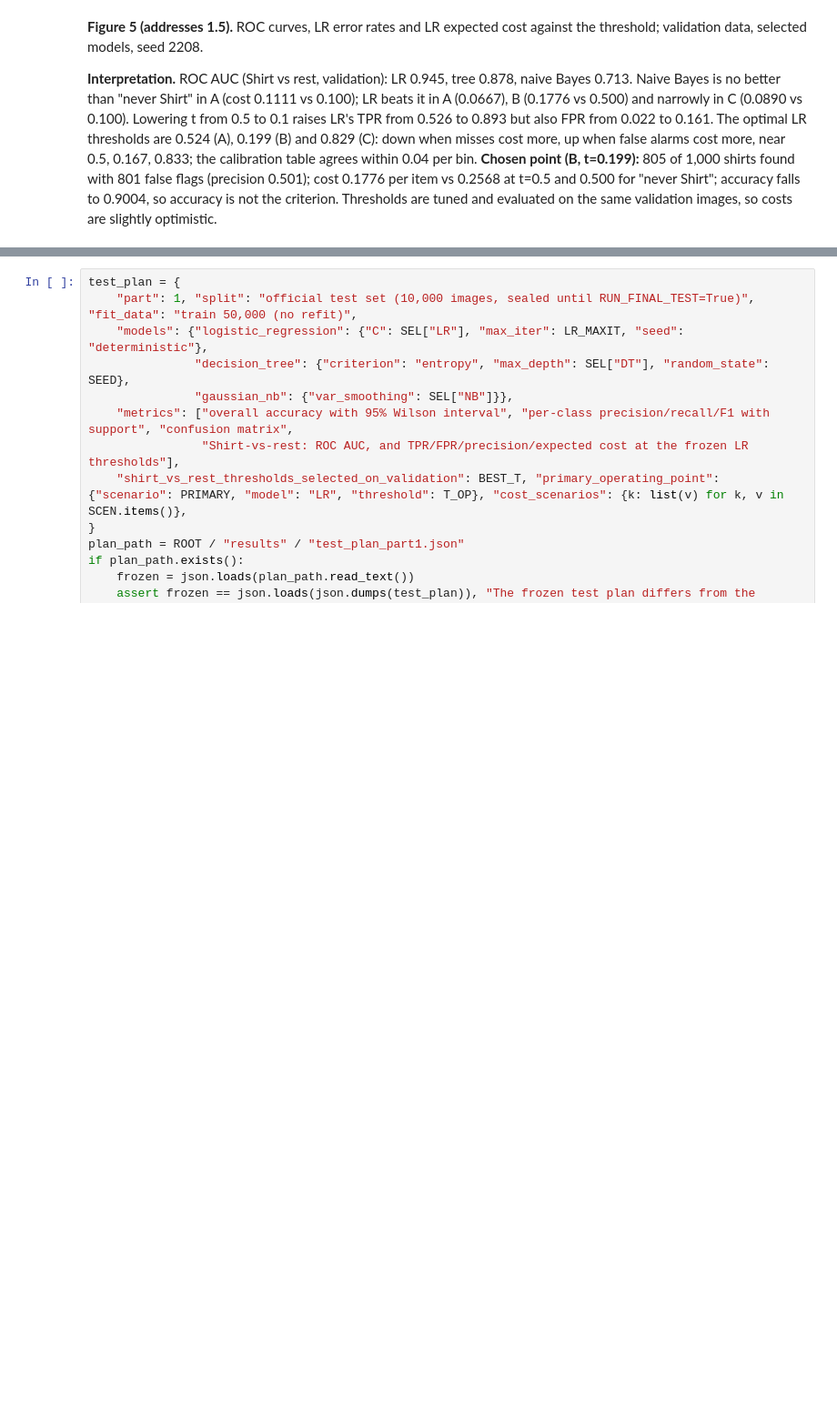
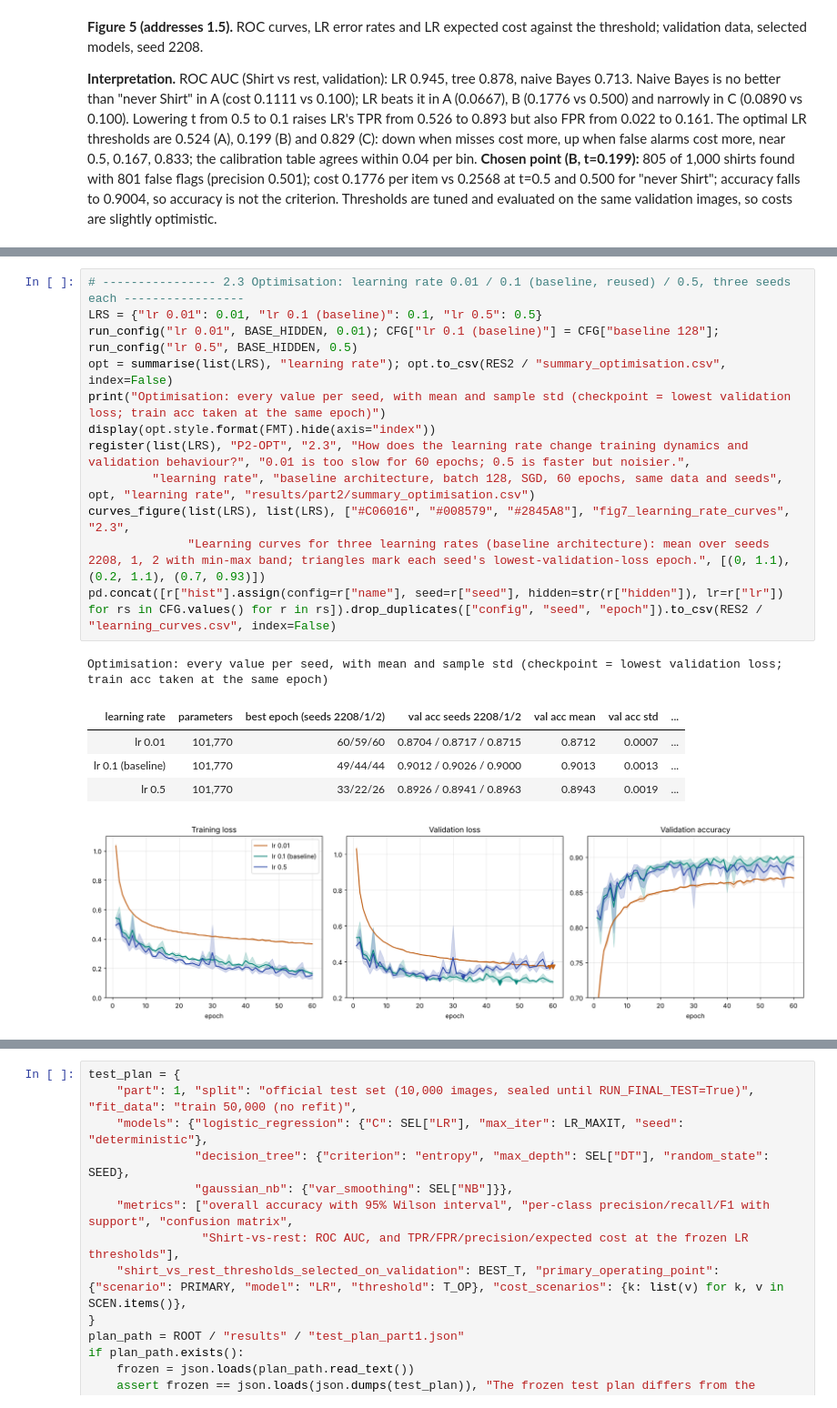
Before and after one commit to gulcinomercik/ecs708-fashion-mnist, a Jupyter notebook: ecs708_fashion_mnist.ipynb, the cells around one changed output, grey strips where cells are left out. Shown at 91% size. Saved outputs shown, nothing was run; the diff lists cells and outputs as text; blank space fills up the shorter version.

```diff
--- a/ecs708_fashion_mnist.ipynb
+++ b/ecs708_fashion_mnist.ipynb
@@ -696,0 +835,19 @@ The next cell records, before any test image is used, what will be evaluated on
+# %%
+# ---------------- 2.3 Optimisation: learning rate 0.01 / 0.1 (baseline, reused) / 0.5, three seeds each -----------------
+LRS = {"lr 0.01": 0.01, "lr 0.1 (baseline)": 0.1, "lr 0.5": 0.5}
+run_config("lr 0.01", BASE_HIDDEN, 0.01); CFG["lr 0.1 (baseline)"] = CFG["baseline 128"]; run_config("lr 0.5", BASE_HIDDEN, 0.5)
+opt = summarise(list(LRS), "learning rate"); opt.to_csv(RES2 / "summary_optimisation.csv", index=False)
+print("Optimisation: every value per seed, with mean and sample std (checkpoint = lowest validation loss; train acc taken at the same epoch)")
+display(opt.style.format(FMT).hide(axis="index"))
+register(list(LRS), "P2-OPT", "2.3", "How does the learning rate change training dynamics and validation behaviour?", "0.01 is too slow for 60 epochs; 0.5 is faster but noisier.",
+         "learning rate", "baseline architecture, batch 128, SGD, 60 epochs, same data and seeds", opt, "learning rate", "results/part2/summary_optimisation.csv")
+curves_figure(list(LRS), list(LRS), ["#C06016", "#008579", "#2845A8"], "fig7_learning_rate_curves", "2.3",
+              "Learning curves for three learning rates (baseline architecture): mean over seeds 2208, 1, 2 with min-max band; triangles mark each seed's lowest-validation-loss epoch.", [(0, 1.1), (0.2, 1.1), (0.7, 0.93)])
+pd.concat([r["hist"].assign(config=r["name"], seed=r["seed"], hidden=str(r["hidden"]), lr=r["lr"]) for rs in CFG.values() for r in rs]).drop_duplicates(["config", "seed", "epoch"]).to_csv(RES2 / "learning_curves.csv", index=False)
+# %% [output]
+Optimisation: every value per seed, with mean and sample std (checkpoint = lowest validation loss; train acc taken at the same epoch)
+| learning rate | parameters | best epoch (seeds 2208/1/2) | val acc seeds 2208/1/2 | val acc mean | val acc std | ... |
+| lr 0.01 | 101,770 | 60/59/60 | 0.8704 / 0.8717 / 0.8715 | 0.8712 | 0.0007 | ... |
+| lr 0.1 (baseline) | 101,770 | 49/44/44 | 0.9012 / 0.9026 / 0.9000 | 0.9013 | 0.0013 | ... |
+| lr 0.5 | 101,770 | 33/22/26 | 0.8926 / 0.8941 / 0.8963 | 0.8943 | 0.0019 | ... |
+[figure, added]
```
Also changed, not shown: parts of 14 cells of this notebook, 12 other files.
